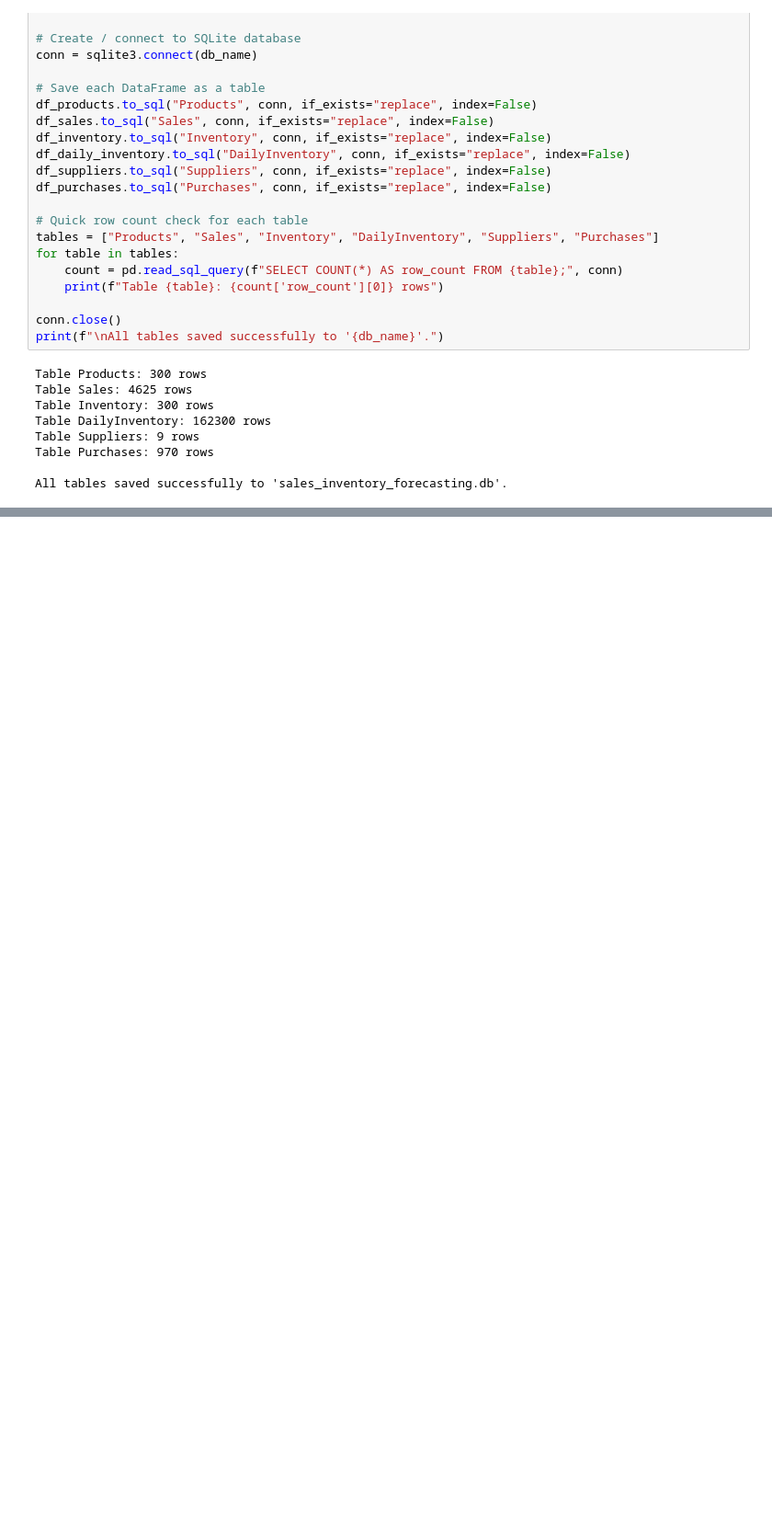
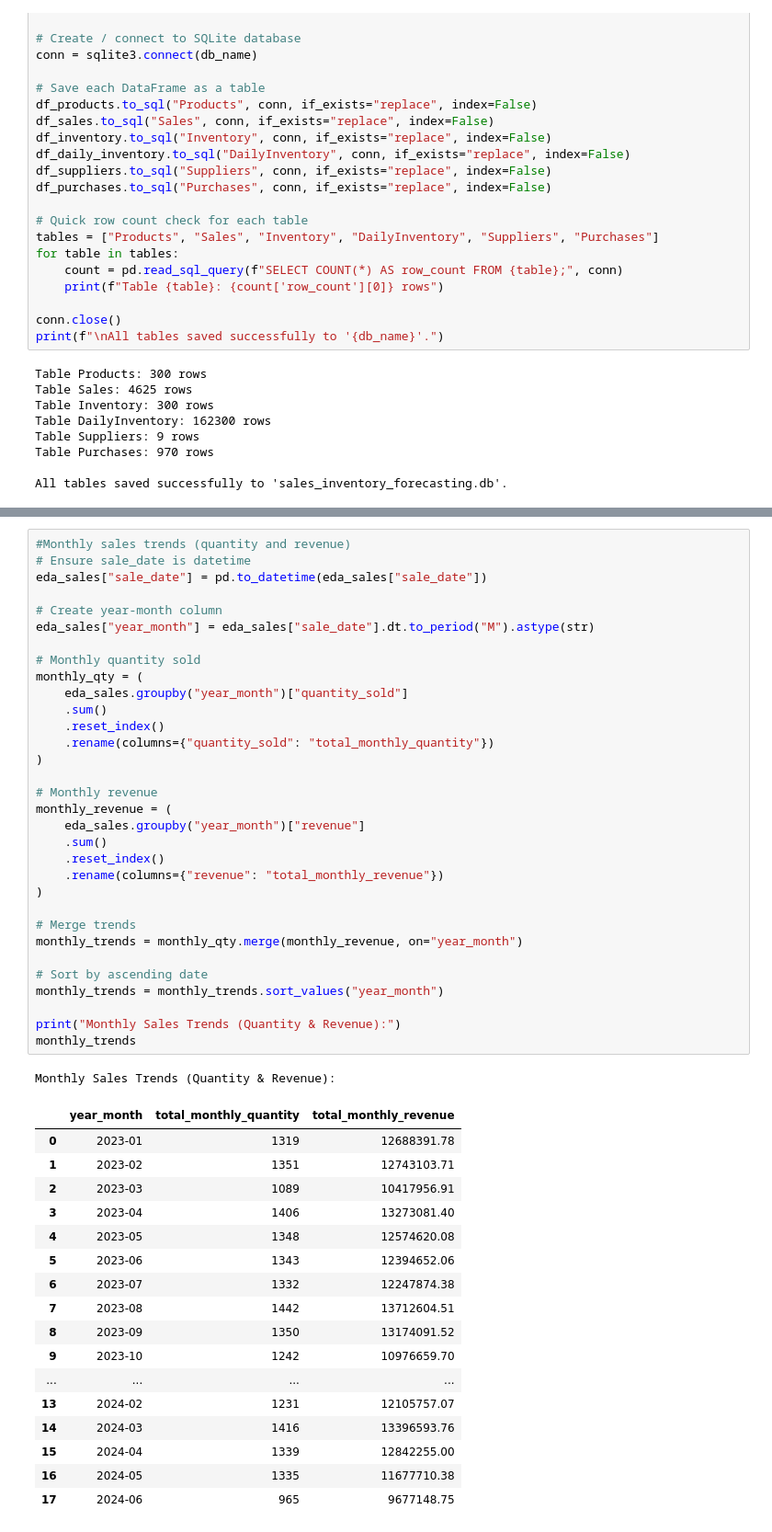
Before and after one commit to LinetLydia/Sales_and_Inventory_Forecasting_System, a Jupyter notebook: index.ipynb, the cells around one changed output, grey strips where cells are left out. Shown: that part at 92% size. Cells and saved outputs as stored; diff of their text form; blank space fills up the shorter version.

```diff
--- a/index.ipynb
+++ b/index.ipynb
@@ -811,0 +1042,51 @@ All tables saved successfully to 'sales_inventory_forecasting.db'.
+# %%
+#Monthly sales trends (quantity and revenue)
+# Ensure sale_date is datetime
+eda_sales["sale_date"] = pd.to_datetime(eda_sales["sale_date"])
+
+# Create year-month column
+eda_sales["year_month"] = eda_sales["sale_date"].dt.to_period("M").astype(str)
+
+# Monthly quantity sold
+monthly_qty = (
+    eda_sales.groupby("year_month")["quantity_sold"]
+    .sum()
+    .reset_index()
+    .rename(columns={"quantity_sold": "total_monthly_quantity"})
+)
+
+# Monthly revenue
+monthly_revenue = (
+    eda_sales.groupby("year_month")["revenue"]
+    .sum()
+    .reset_index()
+    .rename(columns={"revenue": "total_monthly_revenue"})
+)
+
+# Merge trends
+monthly_trends = monthly_qty.merge(monthly_revenue, on="year_month")
+
+# Sort by ascending date
+monthly_trends = monthly_trends.sort_values("year_month")
+
+print("Monthly Sales Trends (Quantity & Revenue):")
+monthly_trends
+# %% [output]
+Monthly Sales Trends (Quantity & Revenue):
+|  | year_month | total_monthly_quantity | total_monthly_revenue |
+| 0 | 2023-01 | 1319 | 12688391.78 |
+| 1 | 2023-02 | 1351 | 12743103.71 |
+| 2 | 2023-03 | 1089 | 10417956.91 |
+| 3 | 2023-04 | 1406 | 13273081.40 |
+| 4 | 2023-05 | 1348 | 12574620.08 |
+| 5 | 2023-06 | 1343 | 12394652.06 |
+| 6 | 2023-07 | 1332 | 12247874.38 |
+| 7 | 2023-08 | 1442 | 13712604.51 |
+| 8 | 2023-09 | 1350 | 13174091.52 |
+| 9 | 2023-10 | 1242 | 10976659.70 |
+| ... | ... | ... | ... |
+| 13 | 2024-02 | 1231 | 12105757.07 |
+| 14 | 2024-03 | 1416 | 13396593.76 |
+| 15 | 2024-04 | 1339 | 12842255.00 |
+| 16 | 2024-05 | 1335 | 11677710.38 |
+| 17 | 2024-06 | 965 | 9677148.75 |
```
Also changed, not shown: parts of 8 cells of this notebook.
